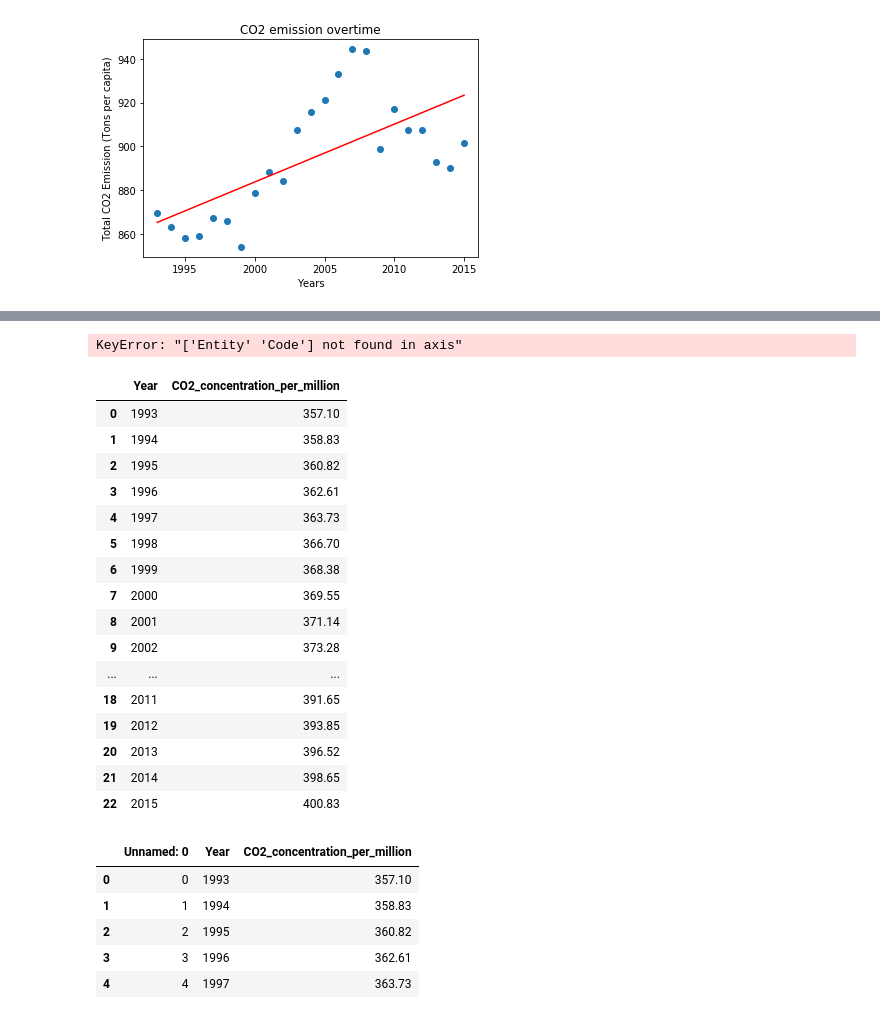
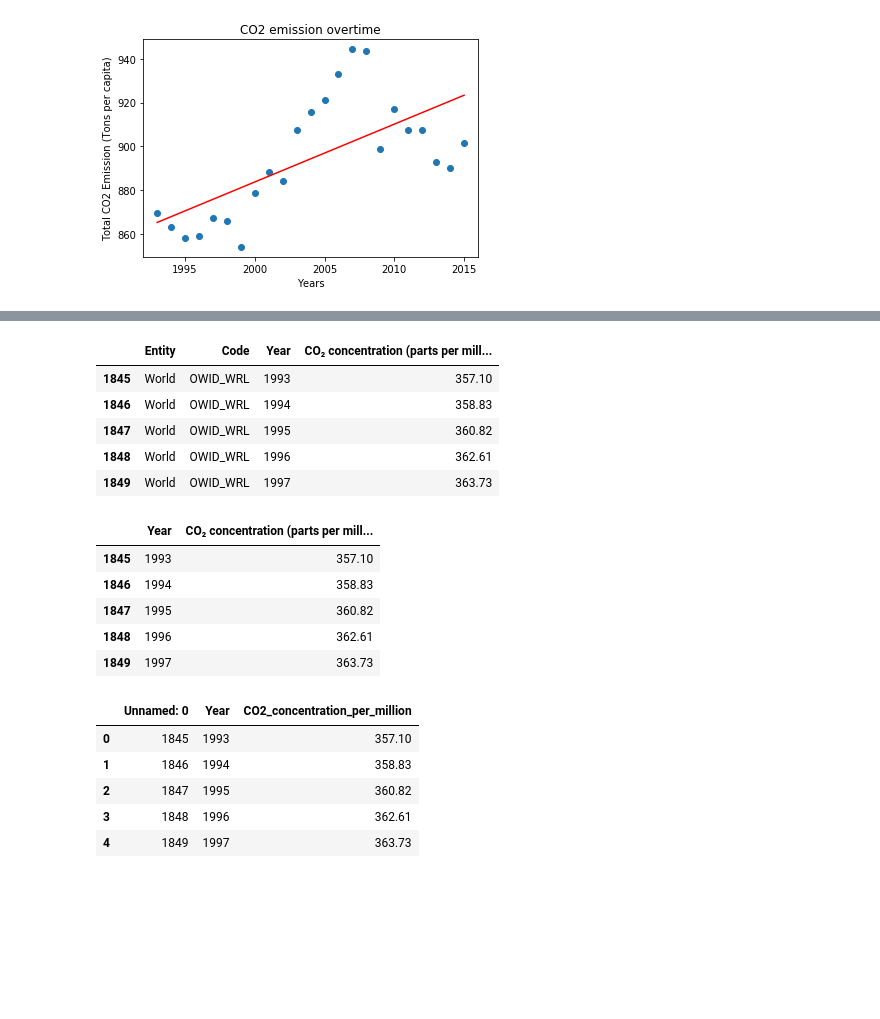
Before and after one commit to magcox5/climate_change_2038, a Jupyter notebook: emission_scrub.ipynb, the cells around one changed output, grey strips where cells are left out. Cells and saved outputs as stored; diff of their text form; code cells hidden in the pictures; blank space fills up the shorter version.

```diff
--- a/emission_scrub.ipynb
+++ b/emission_scrub.ipynb
@@ -143,28 +128,25 @@ co2_ppm_data.head(5)
+# %%
+ppm = pd.read_csv("data/co2-concentration-long-term.csv")
 # %%
 # select only the range year for the data we want to use
-co2_ppm_data = co2_ppm_data.iloc[1845:1868, : ]
-co2_ppm_clean = co2_ppm_data.reset_index(drop=True)
+ppm = ppm.iloc[1845:1868, : ]
-# %%
-co2_ppm_clean = co2_ppm_clean.drop(["Entity", "Code"], axis =1)
-# %% [output]
-KeyError: "['Entity' 'Code'] not found in axis"
-# %%
-co2_ppm_clean
-# %% [output]
-|  | Year | CO2_concentration_per_million |
-| 0 | 1993 | 357.10 |
-| 1 | 1994 | 358.83 |
-| 2 | 1995 | 360.82 |
-| 3 | 1996 | 362.61 |
-| 4 | 1997 | 363.73 |
-| 5 | 1998 | 366.70 |
-| 6 | 1999 | 368.38 |
-| 7 | 2000 | 369.55 |
-| 8 | 2001 | 371.14 |
-| 9 | 2002 | 373.28 |
-| ... | ... | ... |
-| 18 | 2011 | 391.65 |
-| 19 | 2012 | 393.85 |
-| 20 | 2013 | 396.52 |
-| 21 | 2014 | 398.65 |
-| 22 | 2015 | 400.83 |
+# %%
+ppm.head()
+# %% [output]
+|  | Entity | Code | Year | CO₂ concentration (parts per mill... |
+| 1845 | World | OWID_WRL | 1993 | 357.10 |
+| 1846 | World | OWID_WRL | 1994 | 358.83 |
+| 1847 | World | OWID_WRL | 1995 | 360.82 |
+| 1848 | World | OWID_WRL | 1996 | 362.61 |
+| 1849 | World | OWID_WRL | 1997 | 363.73 |
+# %%
+# drop Entity and Code columns
+ppm = ppm.drop(columns=["Entity", "Code"])
+ppm.head()
+# %% [output]
+|  | Year | CO₂ concentration (parts per mill... |
+| 1845 | 1993 | 357.10 |
+| 1846 | 1994 | 358.83 |
+| 1847 | 1995 | 360.82 |
+| 1848 | 1996 | 362.61 |
+| 1849 | 1997 | 363.73 |
@@ -174,12 +158,10 @@ co2_ppm_clean.to_csv("data/co2_ppm.csv")
 # %%
-data = pd.read_csv('data/co2_ppm.csv')  # load data set
-data.h
+ppm_data = pd.read_csv("data/co2_ppm.csv")
+ppm_data.head()
+# %% [output]
+|  | Unnamed: 0 | Year | CO2_concentration_per_million |
+| 0 | 1845 | 1993 | 357.10 |
+| 1 | 1846 | 1994 | 358.83 |
+| 2 | 1847 | 1995 | 360.82 |
+| 3 | 1848 | 1996 | 362.61 |
+| 4 | 1849 | 1997 | 363.73 |
-# %%
-data.head()
-# %% [output]
-|  | Unnamed: 0 | Year | CO2_concentration_per_million |
-| 0 | 0 | 1993 | 357.10 |
-| 1 | 1 | 1994 | 358.83 |
-| 2 | 2 | 1995 | 360.82 |
-| 3 | 3 | 1996 | 362.61 |
-| 4 | 4 | 1997 | 363.73 |
```
Also changed, not shown: parts of 8 cells of this notebook.
